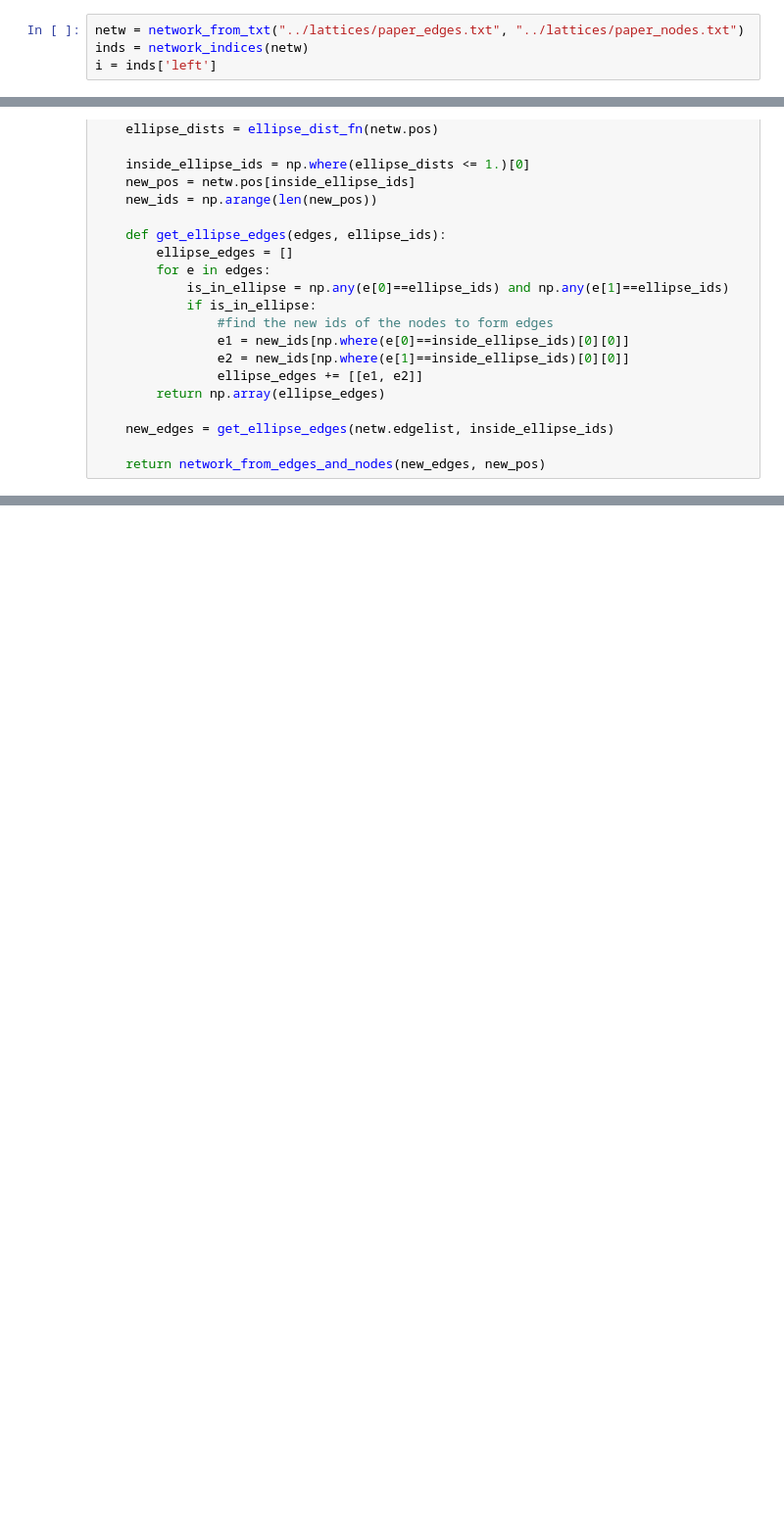
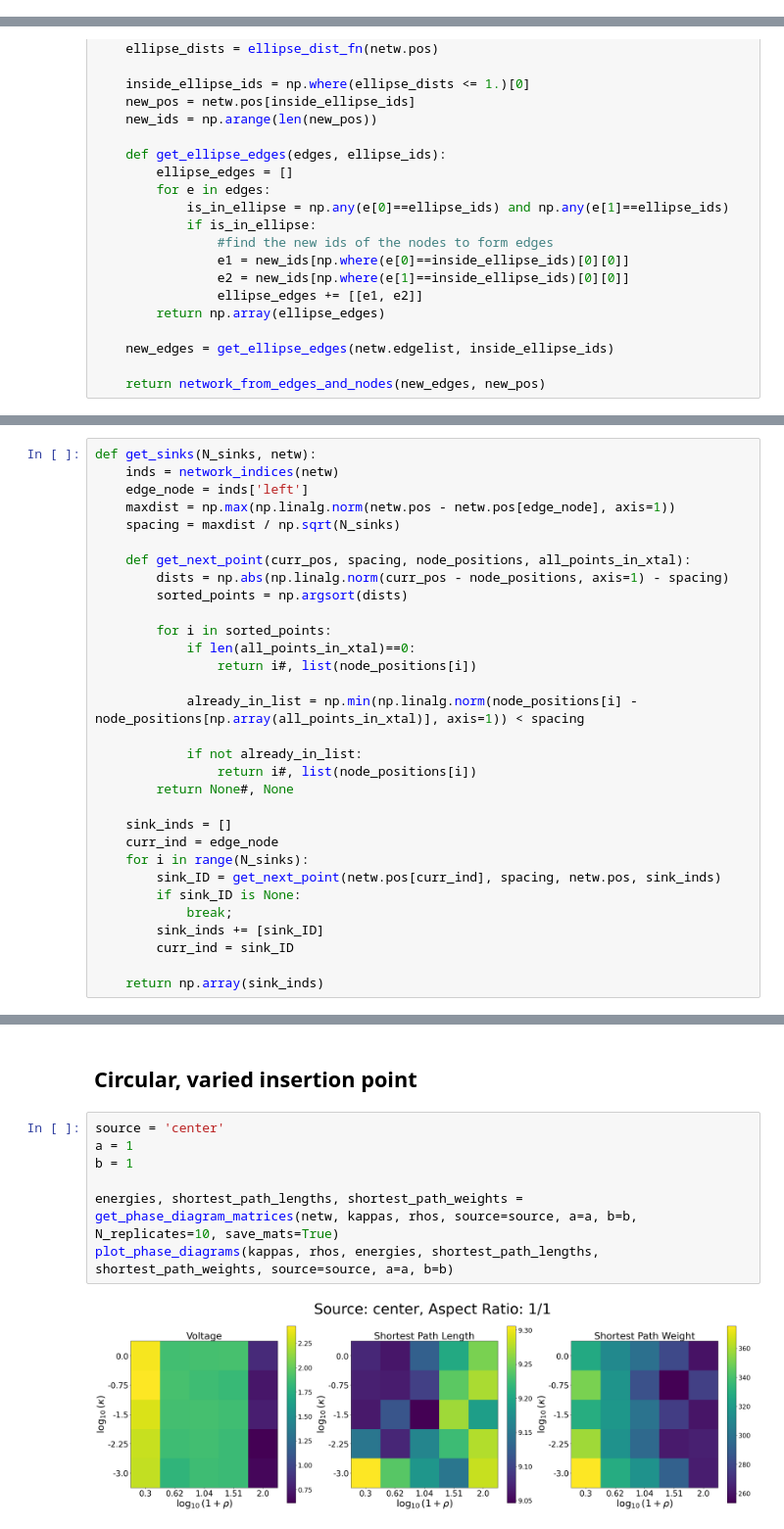
Before and after one commit to ellamichelleking/networks, a Jupyter notebook: src/Phase_Diagrams.ipynb, the cells around one changed output, grey strips where cells are left out. Shown: that part at 98% size. Saved outputs shown, nothing was run; the diff lists cells and outputs as text; blank space fills up the shorter version.

Commit message:
clean up phase diagram code

```diff
--- a/src/Phase_Diagrams.ipynb
+++ b/src/Phase_Diagrams.ipynb
@@ -45,4 +34,0 @@ beta = 1.0 / (1 + gamma)
-# %%
-netw = network_from_txt("../lattices/paper_edges.txt", "../lattices/paper_nodes.txt")
-inds = network_indices(netw)
-i = inds['left']
@@ -209,0 +69,31 @@ def make_ellipse_netw(netw, a, b):
+# %%
+def get_sinks(N_sinks, netw):
+    inds = network_indices(netw)
+    edge_node = inds['left']
+    maxdist = np.max(np.linalg.norm(netw.pos - netw.pos[edge_node], axis=1))
+    spacing = maxdist / np.sqrt(N_sinks)
+
+    def get_next_point(curr_pos, spacing, node_positions, all_points_in_xtal):
+        dists = np.abs(np.linalg.norm(curr_pos - node_positions, axis=1) - spacing)
+        sorted_points = np.argsort(dists)
+
+        for i in sorted_points:
+            if len(all_points_in_xtal)==0:
+                return i#, list(node_positions[i])
+
+            already_in_list = np.min(np.linalg.norm(node_positions[i] - node_positions[np.array(all_points_in_xtal)], axis=1)) < spacing
+
+            if not already_in_list:
+                return i#, list(node_positions[i])
+        return None#, None
+
+    sink_inds = []
+    curr_ind = edge_node
+    for i in range(N_sinks):
+        sink_ID = get_next_point(netw.pos[curr_ind], spacing, netw.pos, sink_inds)
+        if sink_ID is None:
+            break;
+        sink_inds += [sink_ID]
+        curr_ind = sink_ID
+
+    return np.array(sink_inds)
@@ -209,0 +240,11 @@ def make_ellipse_netw(netw, a, b):
+# %% [markdown]
+## Circular, varied insertion point
+# %%
+source = 'center'
+a = 1
+b = 1
+
+energies, shortest_path_lengths, shortest_path_weights = get_phase_diagram_matrices(netw, kappas, rhos, source=source, a=a, b=b, N_replicates=10, save_mats=True)
+plot_phase_diagrams(kappas, rhos, energies, shortest_path_lengths, shortest_path_weights, source=source, a=a, b=b)
+# %% [output]
+[figure, added]
```
Also changed, not shown: parts of 26 cells of this notebook.
